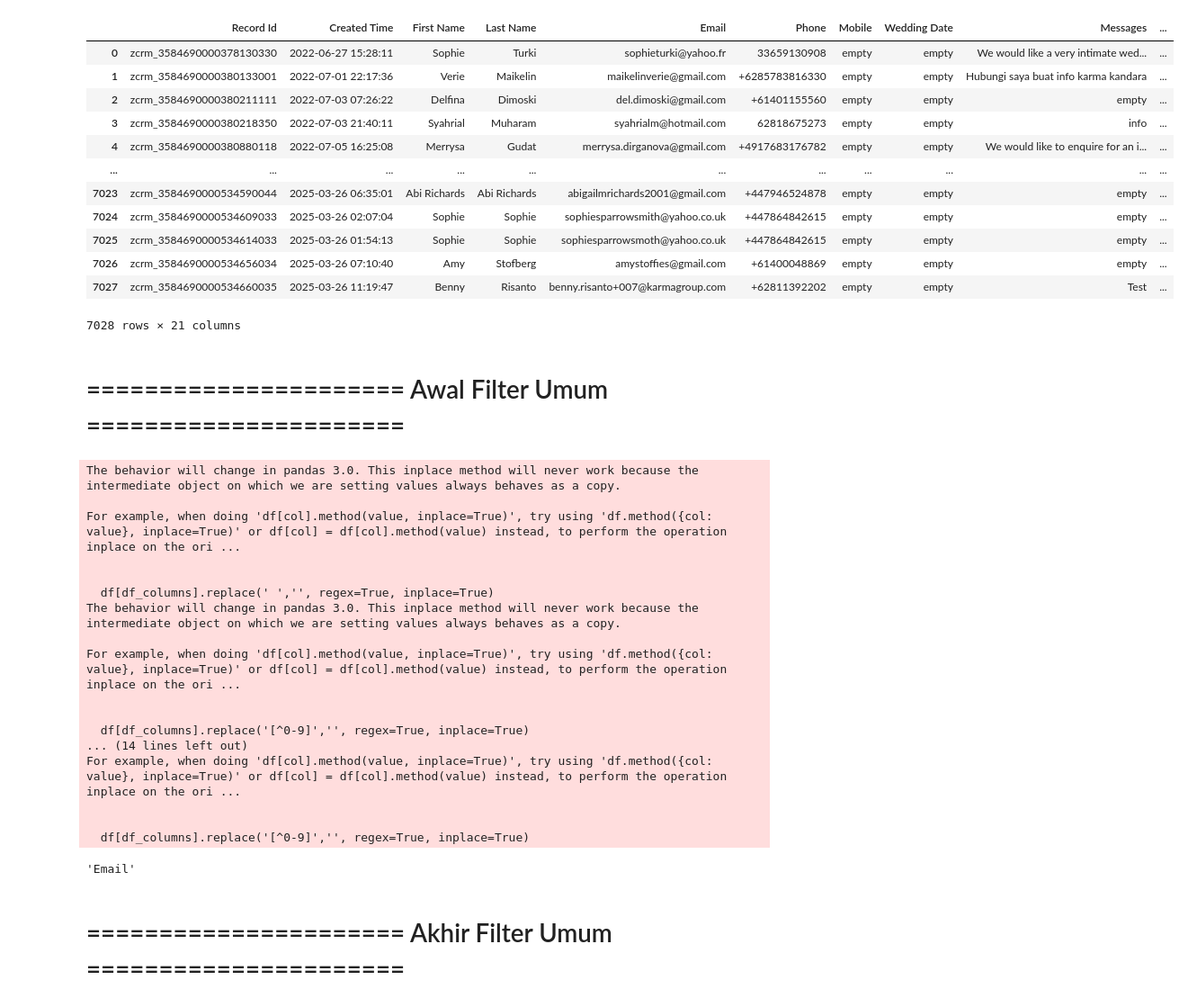
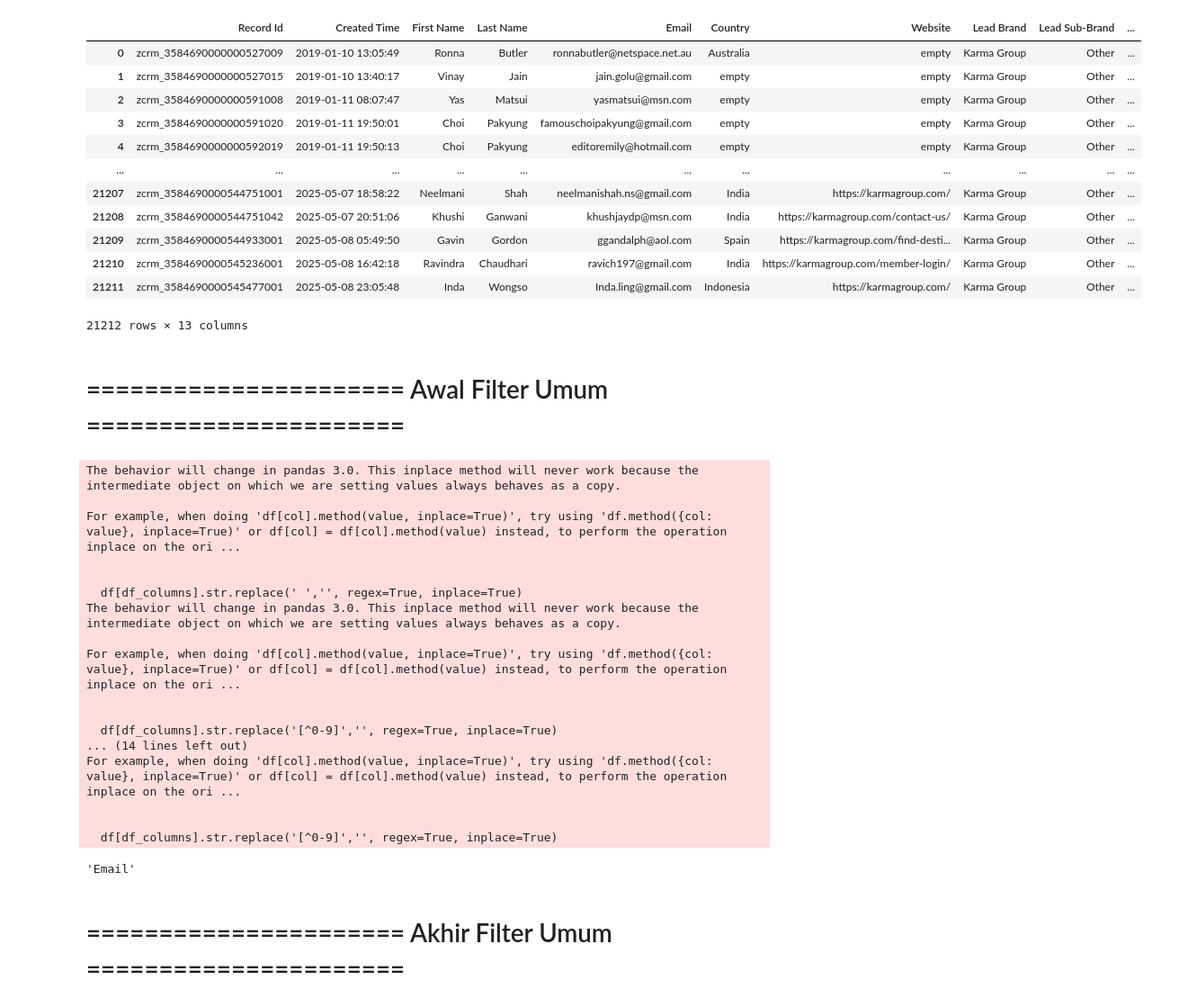
Before and after one commit to fajarfat1195/python.github.io, a Jupyter notebook: zoho_data_app/user_req_file.ipynb, the cells around one changed output. Shown: that part at 90% size. Saved outputs shown, nothing was run; the diff lists cells and outputs as text; code cells hidden in the pictures.

```diff
--- a/zoho_data_app/user_req_file.ipynb
+++ b/zoho_data_app/user_req_file.ipynb
@@ -46,31 +49,31 @@ cols = ['Record Id',
 # %%
-path = r'C:\Users\fajar.fatoni\Documents\Python\Data\wedding.csv'
+path = r'C:\Users\fajar.fatoni\Documents\Python\Data\Leads_2025_05_09.csv'
 zoho_df = pd.read_csv(path, dtype='string')
 # zoho_df = pd.read_excel(path, dtype='string', sheet_name='Sheet1')
 
 zoho_df.reset_index(drop=True, inplace=True)
 count_filter_awal = zoho_df.shape[0]
 
 # mengisi kolom <NA> dengan value string 'empty' supaya mudah mengecek data member dan booking dengan isin
 zoho_df.fillna('empty', inplace=True)
 
 zoho_df['Mobile'] = 'empty'
 # zoho_df['Phone'] = 'empty'
 zoho_df
 # %% [output]
-|  | Record Id | Created Time | First Name | Last Name | Email | Phone | Mobile | Wedding Date | Messages | ... |
-| 0 | zcrm_3584690000378130330 | 2022-06-27 15:28:11 | Sophie | Turki | sophieturki@yahoo.fr | 33659130908 | empty | empty | We would like a very intimate wed... | ... |
-| 1 | zcrm_3584690000380133001 | 2022-07-01 22:17:36 | Verie | Maikelin | maikelinverie@gmail.com | +6285783816330 | empty | empty | Hubungi saya buat info karma kandara | ... |
-| 2 | zcrm_3584690000380211111 | 2022-07-03 07:26:22 | Delfina | Dimoski | del.dimoski@gmail.com | +61401155560 | empty | empty | empty | ... |
-| 3 | zcrm_3584690000380218350 | 2022-07-03 21:40:11 | Syahrial | Muharam | syahrialm@hotmail.com | 62818675273 | empty | empty | info | ... |
-| 4 | zcrm_3584690000380880118 | 2022-07-05 16:25:08 | Merrysa | Gudat | merrysa.dirganova@gmail.com | +4917683176782 | empty | empty | We would like to enquire for an i... | ... |
+|  | Record Id | Created Time | First Name | Last Name | Email | Country | Website | Lead Brand | Lead Sub-Brand | ... |
+| 0 | zcrm_3584690000000527009 | 2019-01-10 13:05:49 | Ronna | Butler | ronnabutler@netspace.net.au | Australia | empty | Karma Group | Other | ... |
+| 1 | zcrm_3584690000000527015 | 2019-01-10 13:40:17 | Vinay | Jain | jain.golu@gmail.com | empty | empty | Karma Group | Other | ... |
+| 2 | zcrm_3584690000000591008 | 2019-01-11 08:07:47 | Yas | Matsui | yasmatsui@msn.com | empty | empty | Karma Group | Other | ... |
+| 3 | zcrm_3584690000000591020 | 2019-01-11 19:50:01 | Choi | Pakyung | famouschoipakyung@gmail.com | empty | empty | Karma Group | Other | ... |
+| 4 | zcrm_3584690000000592019 | 2019-01-11 19:50:13 | Choi | Pakyung | editoremily@hotmail.com | empty | empty | Karma Group | Other | ... |
 | ... | ... | ... | ... | ... | ... | ... | ... | ... | ... | ... |
-| 7023 | zcrm_3584690000534590044 | 2025-03-26 06:35:01 | Abi Richards | Abi Richards | abigailmrichards2001@gmail.com | +447946524878 | empty | empty | empty | ... |
-| 7024 | zcrm_3584690000534609033 | 2025-03-26 02:07:04 | Sophie | Sophie | sophiesparrowsmith@yahoo.co.uk | +447864842615 | empty | empty | empty | ... |
-| 7025 | zcrm_3584690000534614033 | 2025-03-26 01:54:13 | Sophie | Sophie | sophiesparrowsmoth@yahoo.co.uk | +447864842615 | empty | empty | empty | ... |
-| 7026 | zcrm_3584690000534656034 | 2025-03-26 07:10:40 | Amy | Stofberg | amystoffies@gmail.com | +61400048869 | empty | empty | empty | ... |
-| 7027 | zcrm_3584690000534660035 | 2025-03-26 11:19:47 | Benny | Risanto | benny.risanto+007@karmagroup.com | +62811392202 | empty | empty | Test | ... |
+| 21207 | zcrm_3584690000544751001 | 2025-05-07 18:58:22 | Neelmani | Shah | neelmanishah.ns@gmail.com | India | https://karmagroup.com/ | Karma Group | Other | ... |
+| 21208 | zcrm_3584690000544751042 | 2025-05-07 20:51:06 | Khushi | Ganwani | khushjaydp@msn.com | India | https://karmagroup.com/contact-us/ | Karma Group | Other | ... |
+| 21209 | zcrm_3584690000544933001 | 2025-05-08 05:49:50 | Gavin | Gordon | ggandalph@aol.com | Spain | https://karmagroup.com/find-desti... | Karma Group | Other | ... |
+| 21210 | zcrm_3584690000545236001 | 2025-05-08 16:42:18 | Ravindra | Chaudhari | ravich197@gmail.com | India | https://karmagroup.com/member-login/ | Karma Group | Other | ... |
+| 21211 | zcrm_3584690000545477001 | 2025-05-08 23:05:48 | Inda | Wongso | Inda.ling@gmail.com | Indonesia | https://karmagroup.com/ | Karma Group | Other | ... |
-7028 rows × 21 columns
+21212 rows × 13 columns
 # %%
 path = r'G:\.shortcut-targets-by-id\0B_d3smBjzo04eXpvS1NXTWF2RVE\_BOOKING\Booking By Year\FlyBuy Booking Data (BGAU & BGID & KE).xlsx'
 df_booking = pd.read_excel(path, dtype='string', sheet_name='BOOKING_BGAU_BGID_KE')
@@ -110,18 +113,18 @@ The behavior will change in pandas 3.0. This inplace method will never work beca
 For example, when doing 'df[col].method(value, inplace=True)', try using 'df.method({col: value}, inplace=True)' or df[col] = df[col].method(value) instead, to perform the operation inplace on the ori ...
 
 
-  df[df_columns].replace(' ','', regex=True, inplace=True)
+  df[df_columns].str.replace(' ','', regex=True, inplace=True)
 The behavior will change in pandas 3.0. This inplace method will never work because the intermediate object on which we are setting values always behaves as a copy.
 
 For example, when doing 'df[col].method(value, inplace=True)', try using 'df.method({col: value}, inplace=True)' or df[col] = df[col].method(value) instead, to perform the operation inplace on the ori ...
 
 
-  df[df_columns].replace('[^0-9]','', regex=True, inplace=True)
+  df[df_columns].str.replace('[^0-9]','', regex=True, inplace=True)
 ... (14 lines left out)
 For example, when doing 'df[col].method(value, inplace=True)', try using 'df.method({col: value}, inplace=True)' or df[col] = df[col].method(value) instead, to perform the operation inplace on the ori ...
 
 
-  df[df_columns].replace('[^0-9]','', regex=True, inplace=True)
+  df[df_columns].str.replace('[^0-9]','', regex=True, inplace=True)
 'Email'
 # %%
 count_deleted_wrong_format = m.delete_email_wrong_format(zoho_df, 'Email')
```
Also changed, not shown: parts of 12 cells of this notebook, 9 other files.
